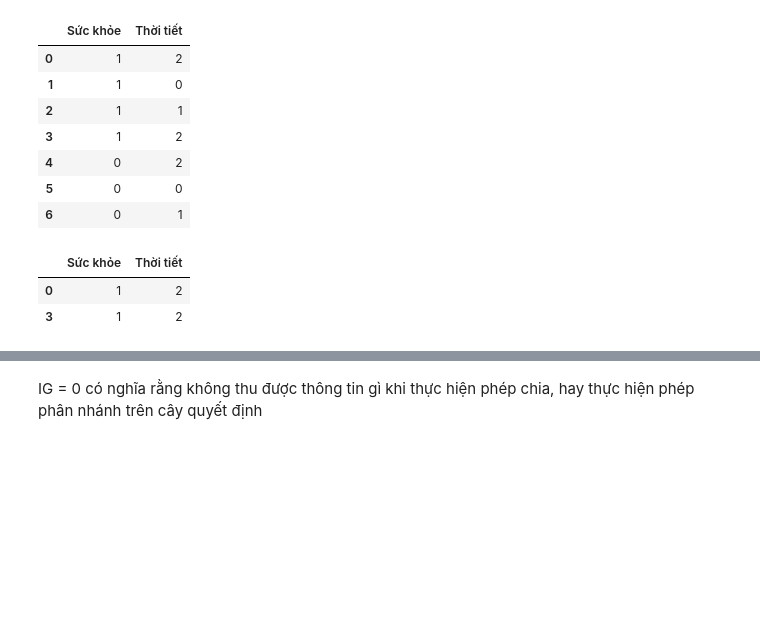
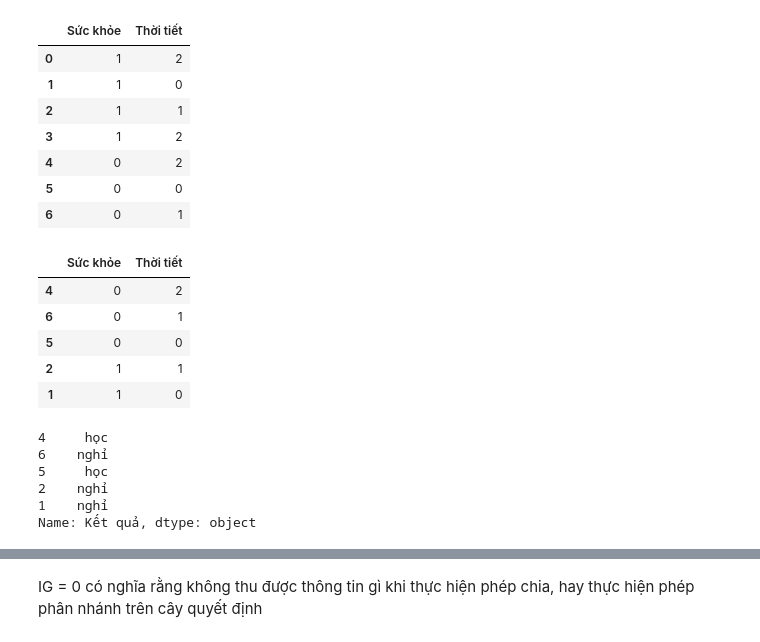
Before and after one commit to bloghaynhat/nmptdlai, a Jupyter notebook: Tuan07.ipynb, the cells around one changed output, grey strips where cells are left out. Saved outputs shown, nothing was run; the diff lists cells and outputs as text; code cells hidden in the pictures; blank space fills up the shorter version.

```diff
--- a/Tuan07.ipynb
+++ b/Tuan07.ipynb
@@ -71,8 +80,20 @@ See the caveats in the documentation: https://pandas.pydata.org/pandas-docs/stab
 X_train, X_test, y_train, y_test = train_test_split(x,y,test_size=0.2, random_state=34)
-# %%
-X_test
-# %% [output]
-|  | Sức khỏe | Thời tiết |
-| 0 | 1 | 2 |
-| 3 | 1 | 2 |
+# %%
+X_train
+# %% [output]
+|  | Sức khỏe | Thời tiết |
+| 4 | 0 | 2 |
+| 6 | 0 | 1 |
+| 5 | 0 | 0 |
+| 2 | 1 | 1 |
+| 1 | 1 | 0 |
+# %%
+y_train
+# %% [output]
+4     học
+6    nghỉ
+5     học
+2    nghỉ
+1    nghỉ
+Name: Kết quả, dtype: object
 # %%
```
Also changed, not shown: parts of 12 cells of this notebook, 2 other files.
